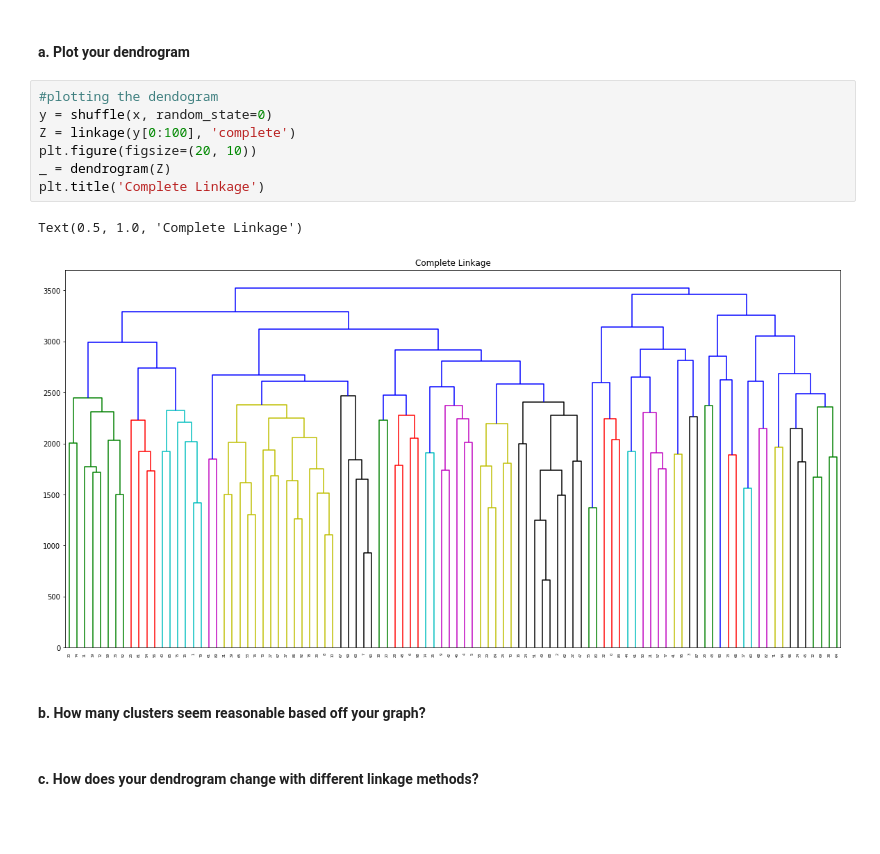
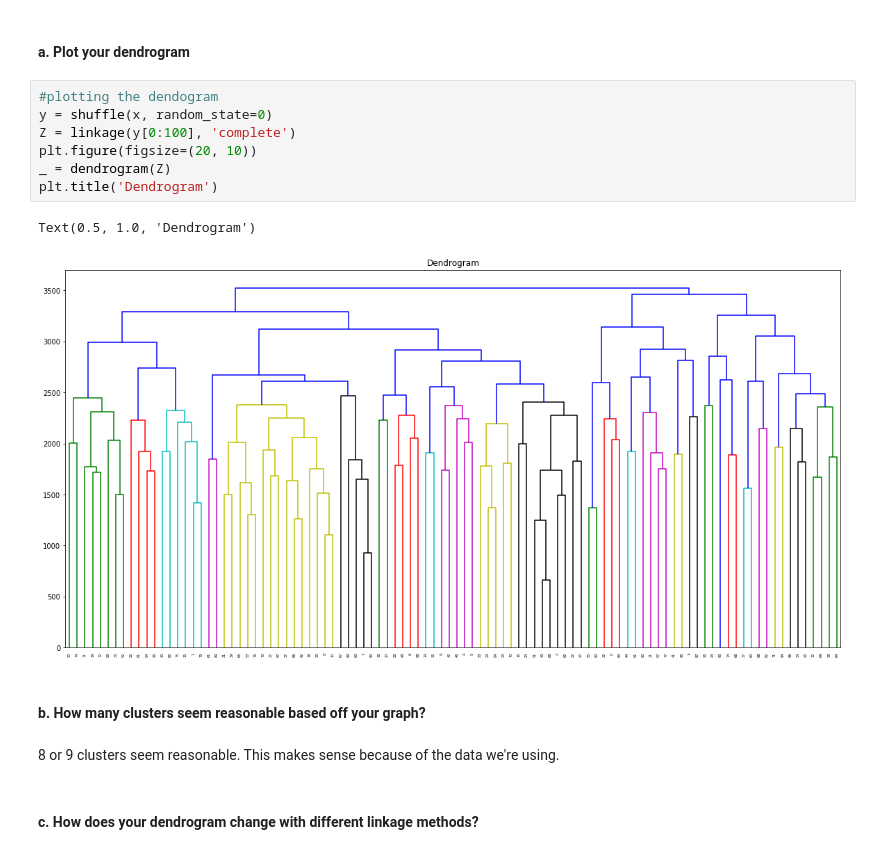
Before and after one commit to ctrosenberg/ml-class, a Jupyter notebook: Homework 5/Homework 5.ipynb, the cells around one changed output. Drawn from its saved outputs; the diff is of its cells as text; blank space fills up the shorter version.

```diff
--- a/Homework 5/Homework 5.ipynb
+++ b/Homework 5/Homework 5.ipynb
@@ -254,14 +262,16 @@ Text(0.5, 1.0, 'K-Means Clustering')
 # %%
 #plotting the dendogram
 y = shuffle(x, random_state=0)
 Z = linkage(y[0:100], 'complete')
 plt.figure(figsize=(20, 10))
 _ = dendrogram(Z)
-plt.title('Complete Linkage')
+plt.title('Dendrogram')
 # %% [output]
-Text(0.5, 1.0, 'Complete Linkage')
+Text(0.5, 1.0, 'Dendrogram')
-[figure, old version]
+[figure, new version]
 # %% [markdown]
 #### b. How many clusters seem reasonable based off your graph?
+# %% [markdown]
+8 or 9 clusters seem reasonable. This makes sense because of the data we're using.
 # %% [markdown]
 #### c. How does your dendrogram change with different linkage methods?
```
Also changed, not shown: parts of 9 cells of this notebook.
